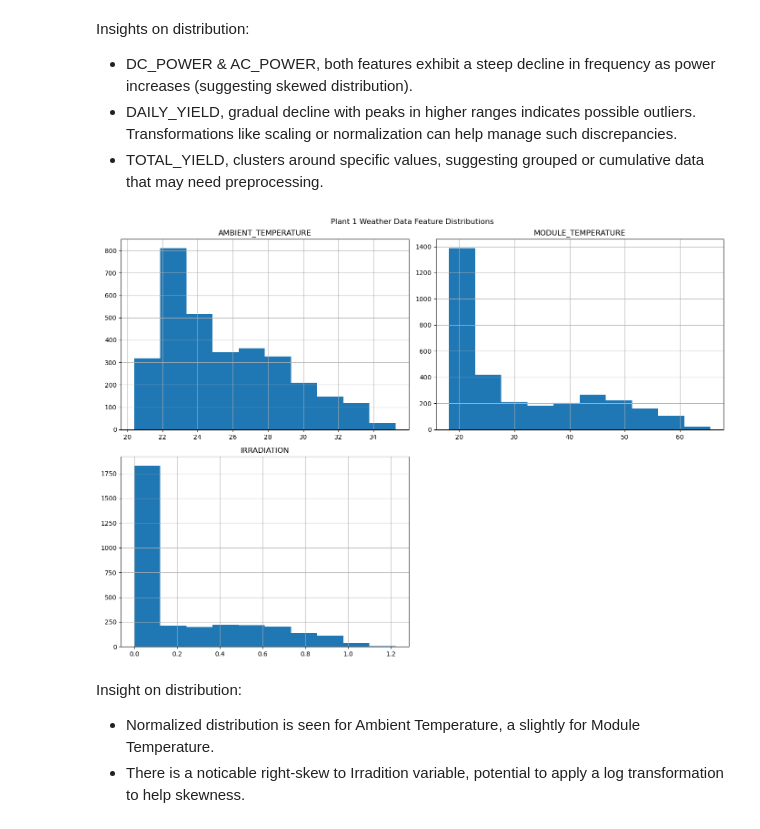
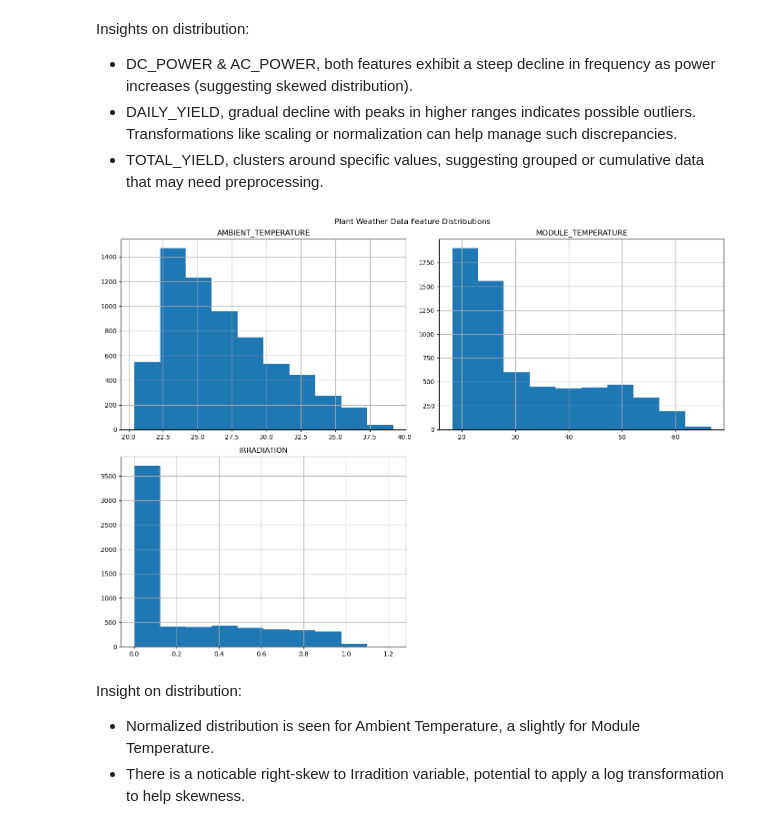
Before and after one commit to audreymalloy/Springboard_DataScience, a Jupyter notebook: Capstone-3-Solar/EDA/solar_eda.ipynb, the cells around one changed output. Cells and saved outputs as stored; diff of their text form; code cells hidden in the pictures.

```diff
--- a/Capstone-3-Solar/EDA/solar_eda.ipynb
+++ b/Capstone-3-Solar/EDA/solar_eda.ipynb
@@ -24,10 +24,7 @@ import seaborn as sns
 # %%
 os.chdir('C:/Users/aamal/Desktop/Springboard/Springboard_DataScience/Capstone-3-Solar/Data')
 
-p1_gen = pd.read_csv('plant_1_generation_cleaned.csv')
-p2_gen = pd.read_csv('plant_2_generation_cleaned.csv')
-p1_weather = pd.read_csv('plant_1_weather_cleaned.csv')
-p2_weather = pd.read_csv('plant_2_weather_cleaned.csv')
+df = pd.read_csv('solar_cleaned.csv')
 # %% [markdown]
 ## 1. Understand Data Distribution
 # %%
@@ -74,13 +92,13 @@ Insights on distribution:
 - DAILY_YIELD, gradual decline with peaks in higher ranges indicates possible outliers. Transformations like scaling or normalization can help manage such discrepancies.
 - TOTAL_YIELD, clusters around specific values, suggesting grouped or cumulative data that may need preprocessing.
 # %%
-# Plant 1 Weather Data
-plant_1_weather[['AMBIENT_TEMPERATURE', 'MODULE_TEMPERATURE', 'IRRADIATION']].hist(figsize=(14, 10))
-plt.suptitle("Plant 1 Weather Data Feature Distributions")
+# Weather Data
+df[['AMBIENT_TEMPERATURE', 'MODULE_TEMPERATURE', 'IRRADIATION']].hist(figsize=(14, 10))
+plt.suptitle("Plant Weather Data Feature Distributions")
 plt.tight_layout()
 plt.show()
 # %% [output]
-[figure, old version]
+[figure, new version]
 # %% [markdown]
 Insight on distribution:
 - Normalized distribution is seen for Ambient Temperature, a slightly for  Module Temperature.
```
Also changed, not shown: parts of 32 cells of this notebook.
